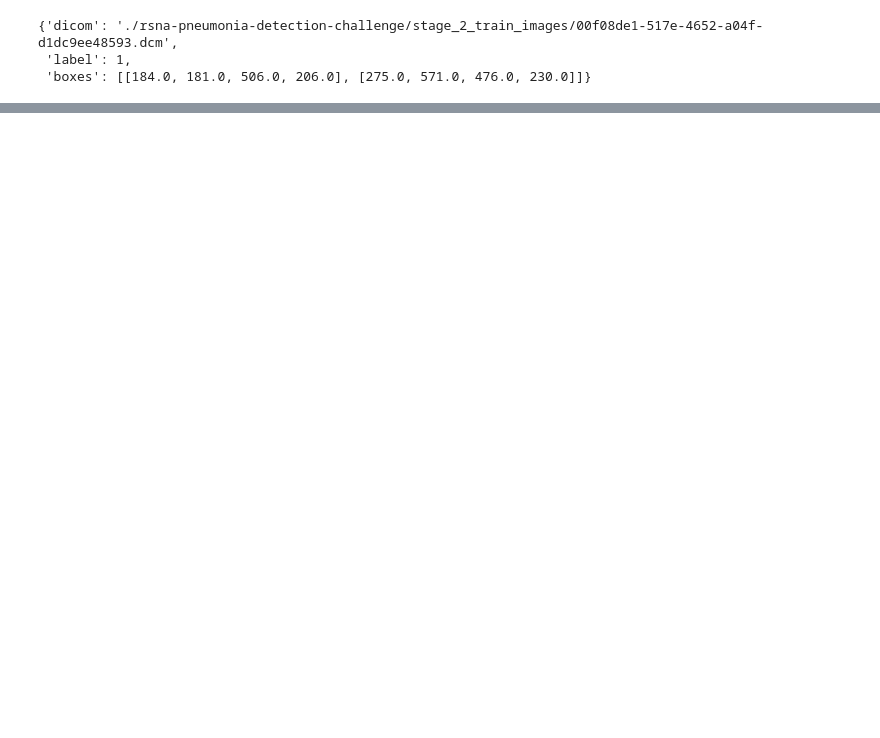
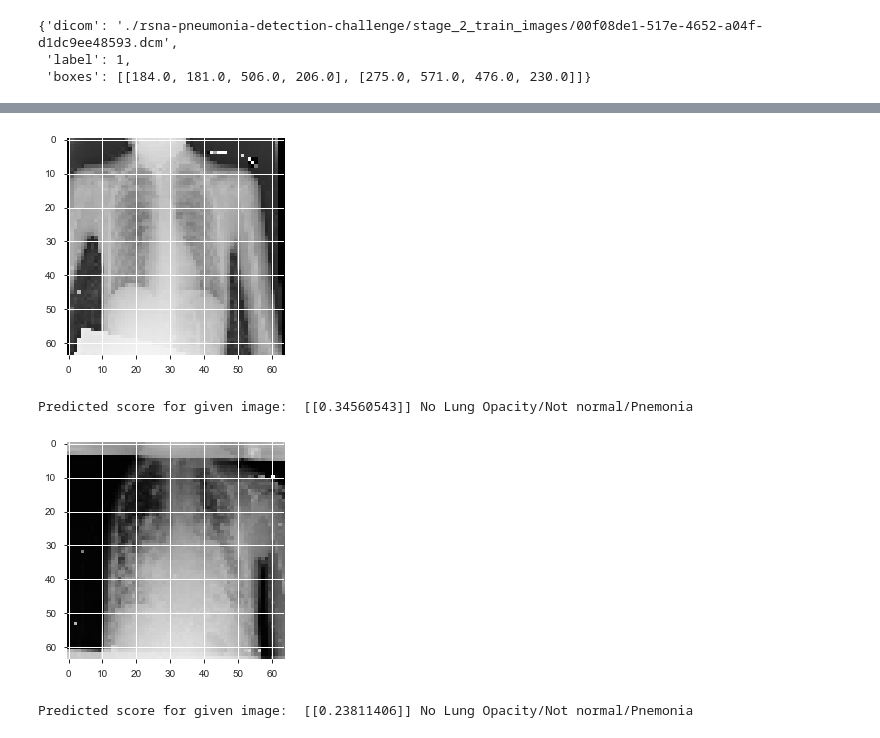
Before and after one commit to pachueud/capstone_project-1, a Jupyter notebook: Capstone Project - Deepak.ipynb, the cells around one changed output, grey strips where cells are left out. Cells and saved outputs as stored; diff of their text form; code cells hidden in the pictures; blank space fills up the shorter version.

```diff
--- a/Capstone Project - Deepak.ipynb
+++ b/Capstone Project - Deepak.ipynb
@@ -881,0 +1034,39 @@ StopIteration:
+# %%
+#load, resize and display test images
+TEST_DIR = "./test/jpg/"
+test_img1 = os.path.join(TEST_DIR, '2865b97c-a54d-4029-89e6-e25725770eb4.jpg')
+test_img2 = os.path.join(TEST_DIR, '29661bc0-02d5-47c0-bbd6-61ea4fae75d7.jpg') #   #0000a175-0e68-4ca4-b1af-167204a7e0bc.png
+firstImage = load_img(test_img1, target_size=(64, 64))
+secondImage = load_img(test_img2, target_size=(64, 64))
+
+# display images
+display_image(firstImage)
+
+#convert image to numpy array, so that Keras can render a prediction
+first_image_arr = img_to_array(firstImage)
+
+#expand array from 3 dimensions (height, width, channels) to 4 dimensions (batch_size, height, width, channels)
+x = np.expand_dims(first_image_arr, axis=0) * 1./255
+
+#get prediction on test image
+predict(x)
+
+
+# repeat the same for 2nd image
+
+# display images
+display_image(secondImage)
+
+#convert image to numpy array, so that Keras can render a prediction
+second_image_arr = img_to_array(secondImage)
+
+#expand array from 3 dimensions (height, width, channels) to 4 dimensions (batch_size, height, width, channels)
+x = np.expand_dims(second_image_arr, axis=0) * 1./255
+
+#get prediction on test image
+predict(x)
+# %% [output]
+[figure, added]
+Predicted score for given image:  [[0.34560543]] No Lung Opacity/Not normal/Pnemonia
+[figure, added]
+Predicted score for given image:  [[0.23811406]] No Lung Opacity/Not normal/Pnemonia
```
Also changed, not shown: parts of 34 cells of this notebook, 1 other file.
